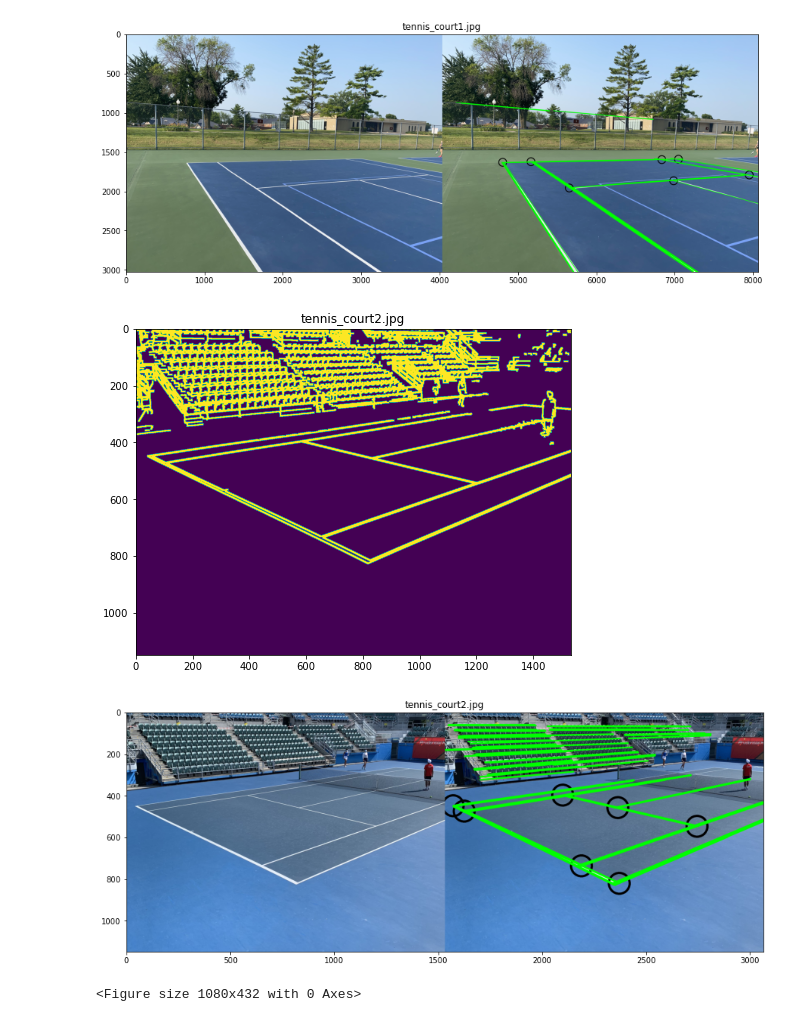
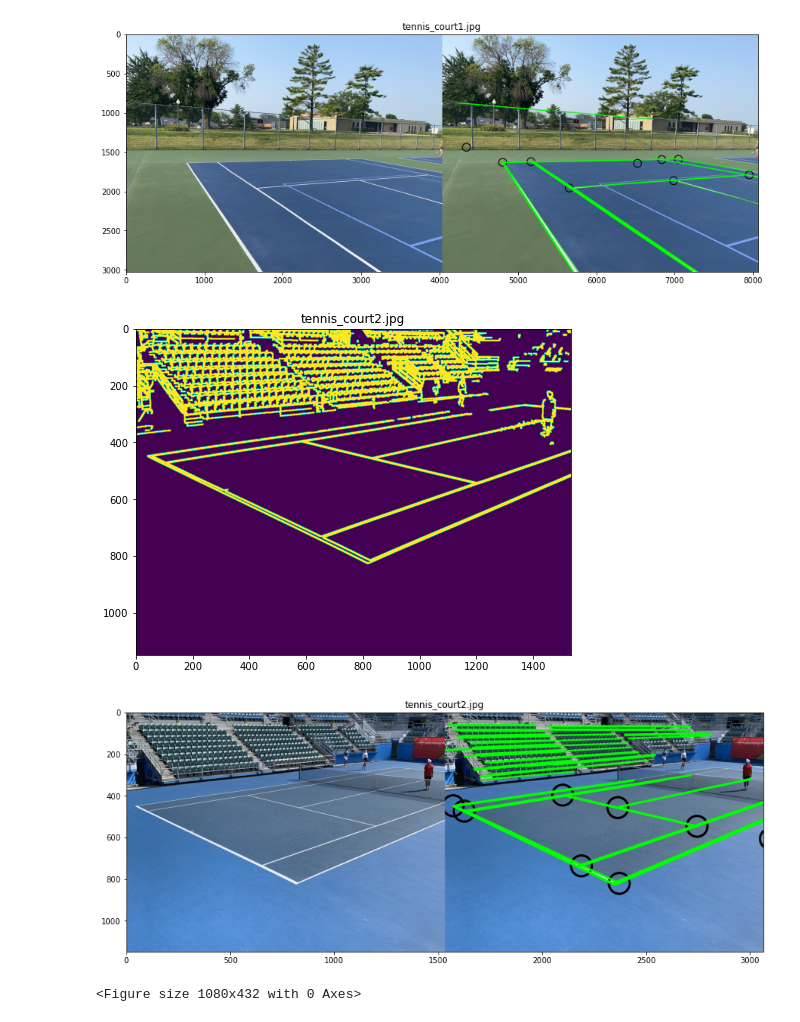
Before and after one commit to TrevMasterFlex/tennis_court, a Jupyter notebook: tennis_court.ipynb, the cells around one changed output. Saved outputs shown, nothing was run; the diff lists cells and outputs as text; code cells hidden in the pictures.

```diff
--- a/tennis_court.ipynb
+++ b/tennis_court.ipynb
@@ -51,10 +51,8 @@ def check_if_court_feature(point, other_point, line):
 
                 if add_point:
                     court_points.append({"point_x": point_x, "point_y": point_y, "m0": m0, "m1": m1, "b0": point_y - point_x*m0, "b1": point_y - point_x*m1})
+                    print(point)
                     cv2.circle(line_img, point, 50, 0, thickness=10)
-
-def F(Z):
-    return Z.append(1)
 
 def process_image(image):
     global line_img
@@ -151,12 +149,53 @@ def process_image(image):
 #                 src = np.array([[10973, 0], [9601, 0], [1372, 0], [0, 0] ,
 #                         [9601, -5486], [5486, -5486], [1372, -5486]])
 
+#                 src = np.array([[0, 0], [-1372, 0], [-9601, 0], [-10973, 0],
+#                         [-1372, 5486], [-5486, 5486], [-9601, 5486]])
+
 #                 tform = transform.estimate_transform('projective', src, dst)
+
+#                 h, _ = cv2.findHomography(src, dst, method=cv2.RANSAC, ransacReprojThreshold=.0003)
+                h, _ = cv2.findHomography(src, dst)
+#                 h, _ = cv2.findHomography(src, dst, method=cv2.LMEDS, confidence=.9992) #works!
+
+#                 print(h)
+#                 print(matrix)
+#                 print(dst)
+#                 print(src)
+
+#                 src_list = src.tolist()
+
+#                 for sp in src_list:
+#                     sp.append(1)
+
+                print("yo")
+                print(h)
+#                 new_yo = np.array(src_list) @ matrix
+#                 new_yo = np.array(src_list) @ h
+#                 new_yo = cv.perspectiveTransform(src, matrix)
+                src2 = np.array([[[0, 0]], [[1372, 0]], [[9601, 0]], [[10973, 0]],
+                        [[1372, 5486]], [[5486, 5486]], [[9601, 5486]]], dtype = float)
+                new_yo = cv2.perspectiveTransform(src2, h)
+                print(dst)
+                print(new_yo)
+
+
 #                 tform = transform.estimate_transform('affine', src, dst)
-                tform = transform.estimate_transform('piecewise-affine', src, dst)
-#                 tform = transform.estimate_transform('polynomial', src, dst)
-                print(dst)
-                print(tform(src))
+#                 tform = transform.estimate_transform('piecewise-affine', src, dst)
+#                 print(tform)
+#                 print(dst)
+#                 print(tform(src))
+#                 net = np.array([[0, 11887], [10973, 11887]])
+                net2 = np.array([[[0, 11887]], [[10973, 11887]]], dtype=float)
+                net3 = cv2.perspectiveTransform(net2, h)
+                cv2.circle(line_img, (int(net3[0][0][0]), int(net3[0][0][1])), 50, 0, thickness=10)
+                cv2.circle(line_img, (int(net3[1][0][0]), int(net3[1][0][1])), 50, 0, thickness=10)
+#                 new_net = tform(net)
+#                 print((int(new_net[0][0]), int(new_net[0][1])))
+#                 print((int(new_net[1][0]), int(new_net[1][1])))
+#                 cv2.circle(line_img, (int(new_net[0][0]), int(new_net[0][1])), 50, 0, thickness=10)
+#                 cv2.circle(line_img, (int(new_net[1][0]), int(new_net[1][1])), 50, 0, thickness=10)
+#                 print(tform(net))
 
 
 #                 tform = transform.estimate_transform('projective', dst, src)
@@ -217,6 +256,6 @@ for image in os.listdir('tennis_court_images'):
 126 lines found in tennis_court2.jpg
 [figure]
 [figure]
 [figure]
-[figure, old version]
+[figure, new version]
 <Figure size 1080x432 with 0 Axes>
```
Also changed, not shown: parts of 1 cell of this notebook.
